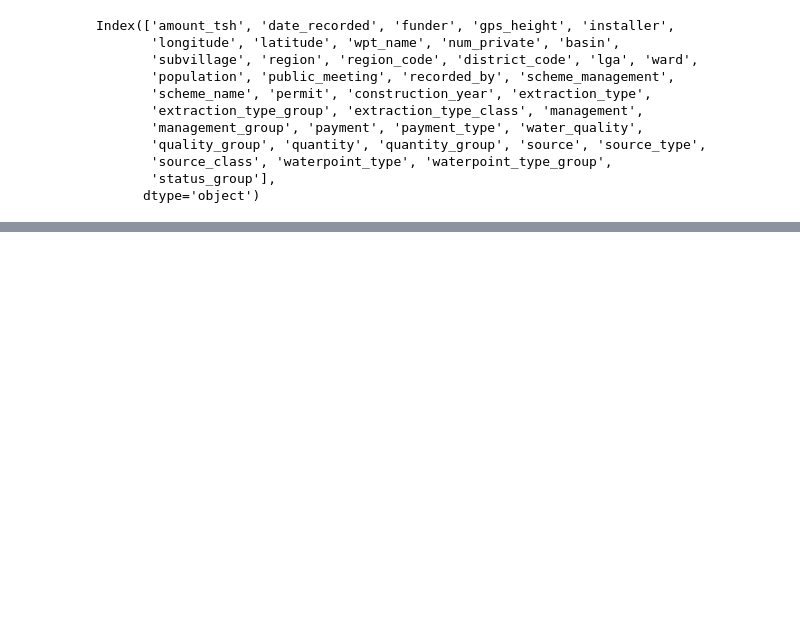
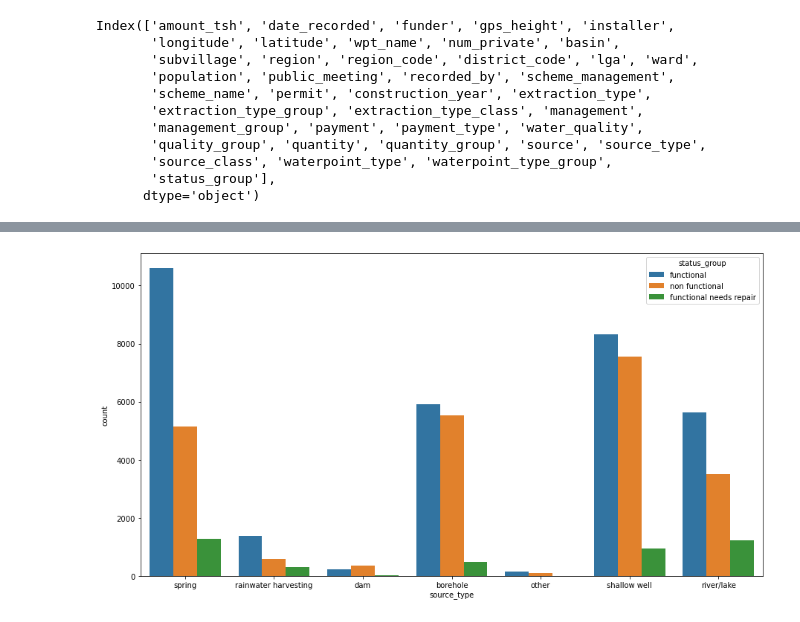
Before and after one commit to OlgertHasko/Tanzanian-Water-Wells, a Jupyter notebook: EDA.ipynb, the cells around one changed output, grey strips where cells are left out. Cells and saved outputs as stored; diff of their text form; code cells hidden in the pictures; blank space fills up the shorter version.

```diff
--- a/EDA.ipynb
+++ b/EDA.ipynb
@@ -129,0 +212,4 @@ count_plot('wpt_name')
+# %%
+count_plot("source_type")
+# %% [output]
+[figure, added]
```
Also changed, not shown: parts of 29 cells of this notebook, 2 other files.
